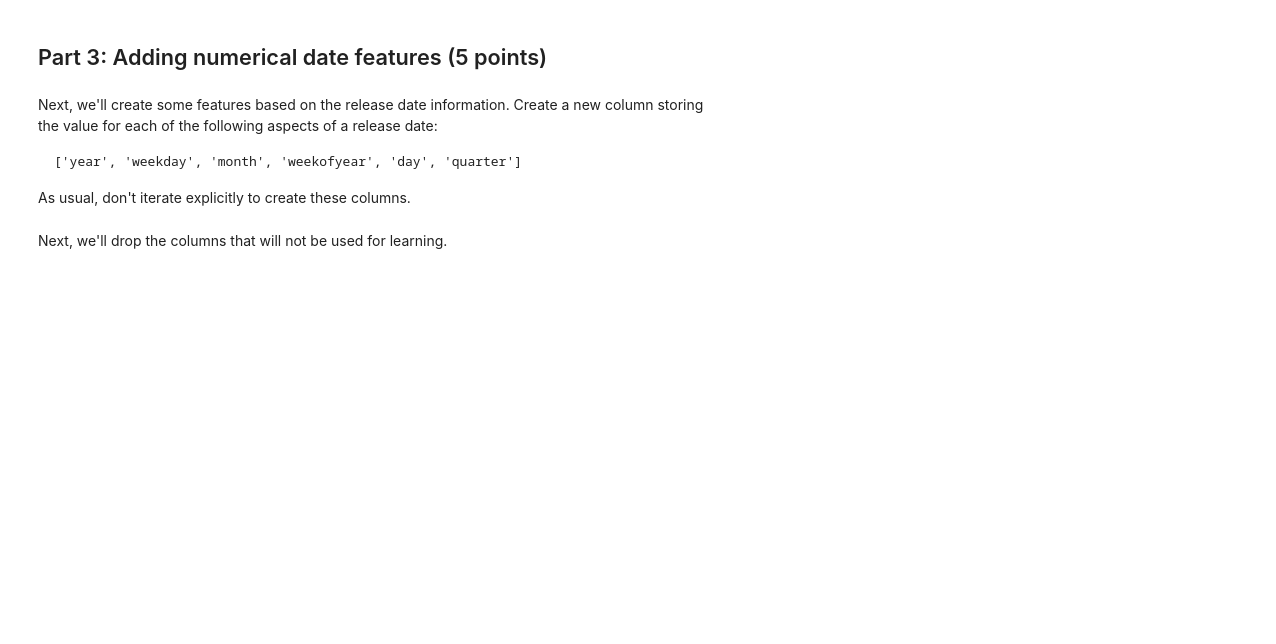
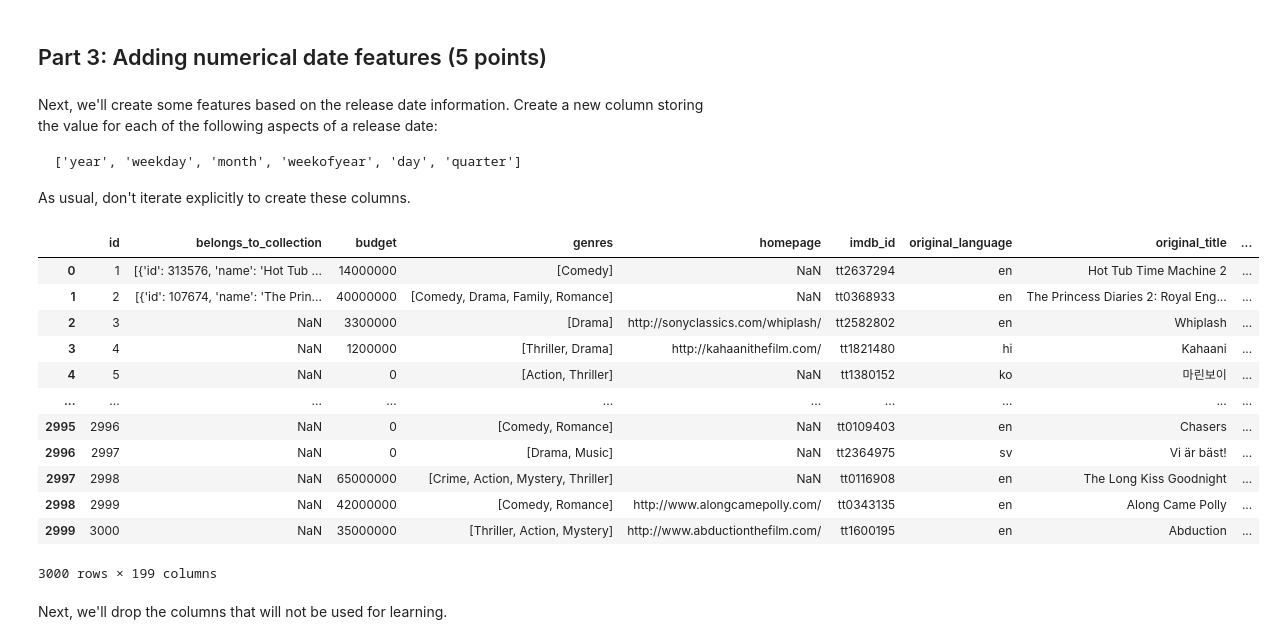
Before and after one commit to simonmoesorensen/02807DataScience-project-1, a Jupyter notebook: 02807_Project_1.ipynb, the cells around one changed output. Saved outputs shown, nothing was run; the diff lists cells and outputs as text; code cells hidden in the pictures; blank space fills up the shorter version.

```diff
--- a/02807_Project_1.ipynb
+++ b/02807_Project_1.ipynb
@@ -748,3 +829,24 @@ We recommend you generalize the functionality implemented in the previous questi
+# %%
+def convert_to_binary(col):
+    return pd.get_dummies(col.apply(pd.Series).stack()).groupby(level=0).sum()
+
+def get_top30(df):
+    return df[df.sum().sort_values(ascending=False).index[:30]]
+
+train['production_companies'] = train['production_companies'].apply(substitute)
+train = pd.concat([train, get_top30(convert_to_binary(train['production_companies']))], axis=1)
+
+train['production_countries'] = train['production_countries'].apply(substitute)
+train = pd.concat([train, get_top30(convert_to_binary(train['production_countries']))], axis=1)
+
+train['cast'] = train['cast'].apply(substitute)
+train = pd.concat([train, get_top30(convert_to_binary(train['cast']))], axis=1)
+
+train['crew'] = train['crew'].apply(substitute)
+train = pd.concat([train, get_top30(convert_to_binary(train['crew']))], axis=1)
+
+train['Keywords'] = train['Keywords'].apply(substitute)
+train = pd.concat([train, get_top30(convert_to_binary(train['Keywords']))], axis=1)
 # %% [markdown]
 Check the result. You should now have a much wider table, with the new columns consisting of binary features.
 # %%
@@ -764,3 +872,28 @@ As usual, don't iterate explicitly to create these columns.
+# %%
+train['release_date'] = pd.to_datetime(train['release_date'], errors='coerce')
+
+train['year'] = train['release_date'].dt.year
+train['weekday'] = train['release_date'].dt.weekday
+train['month'] = train['release_date'].dt.month
+train['weekofyear'] = train['release_date'].dt.strftime("%V")
+train['day'] = train['release_date'].dt.day
+train['quarter'] = train['release_date'].dt.quarter
+
+train
+# %% [output]
+|  | id | belongs_to_collection | budget | genres | homepage | imdb_id | original_language | original_title | ... |
+| 0 | 1 | [{'id': 313576, 'name': 'Hot Tub ... | 14000000 | [Comedy] | NaN | tt2637294 | en | Hot Tub Time Machine 2 | ... |
+| 1 | 2 | [{'id': 107674, 'name': 'The Prin... | 40000000 | [Comedy, Drama, Family, Romance] | NaN | tt0368933 | en | The Princess Diaries 2: Royal Eng... | ... |
+| 2 | 3 | NaN | 3300000 | [Drama] | http://sonyclassics.com/whiplash/ | tt2582802 | en | Whiplash | ... |
+| 3 | 4 | NaN | 1200000 | [Thriller, Drama] | http://kahaanithefilm.com/ | tt1821480 | hi | Kahaani | ... |
+| 4 | 5 | NaN | 0 | [Action, Thriller] | NaN | tt1380152 | ko | 마린보이 | ... |
+| ... | ... | ... | ... | ... | ... | ... | ... | ... | ... |
+| 2995 | 2996 | NaN | 0 | [Comedy, Romance] | NaN | tt0109403 | en | Chasers | ... |
+| 2996 | 2997 | NaN | 0 | [Drama, Music] | NaN | tt2364975 | sv | Vi är bäst! | ... |
+| 2997 | 2998 | NaN | 65000000 | [Crime, Action, Mystery, Thriller] | NaN | tt0116908 | en | The Long Kiss Goodnight | ... |
+| 2998 | 2999 | NaN | 42000000 | [Comedy, Romance] | http://www.alongcamepolly.com/ | tt0343135 | en | Along Came Polly | ... |
+| 2999 | 3000 | NaN | 35000000 | [Thriller, Action, Mystery] | http://www.abductionthefilm.com/ | tt1600195 | en | Abduction | ... |
+3000 rows × 199 columns
 # %% [markdown]
 Next, we'll drop the columns that will not be used for learning.
 # %%
```
Also changed, not shown: parts of 35 cells of this notebook.
